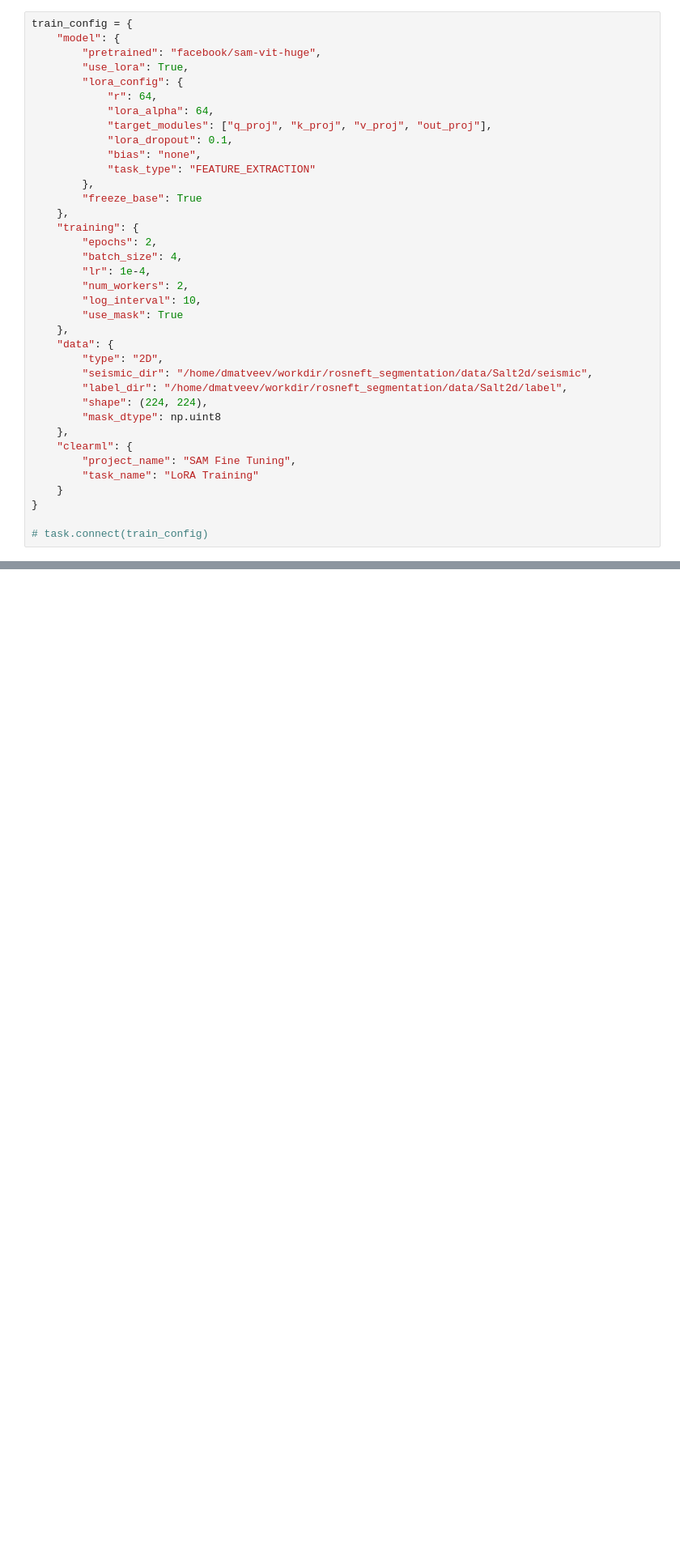
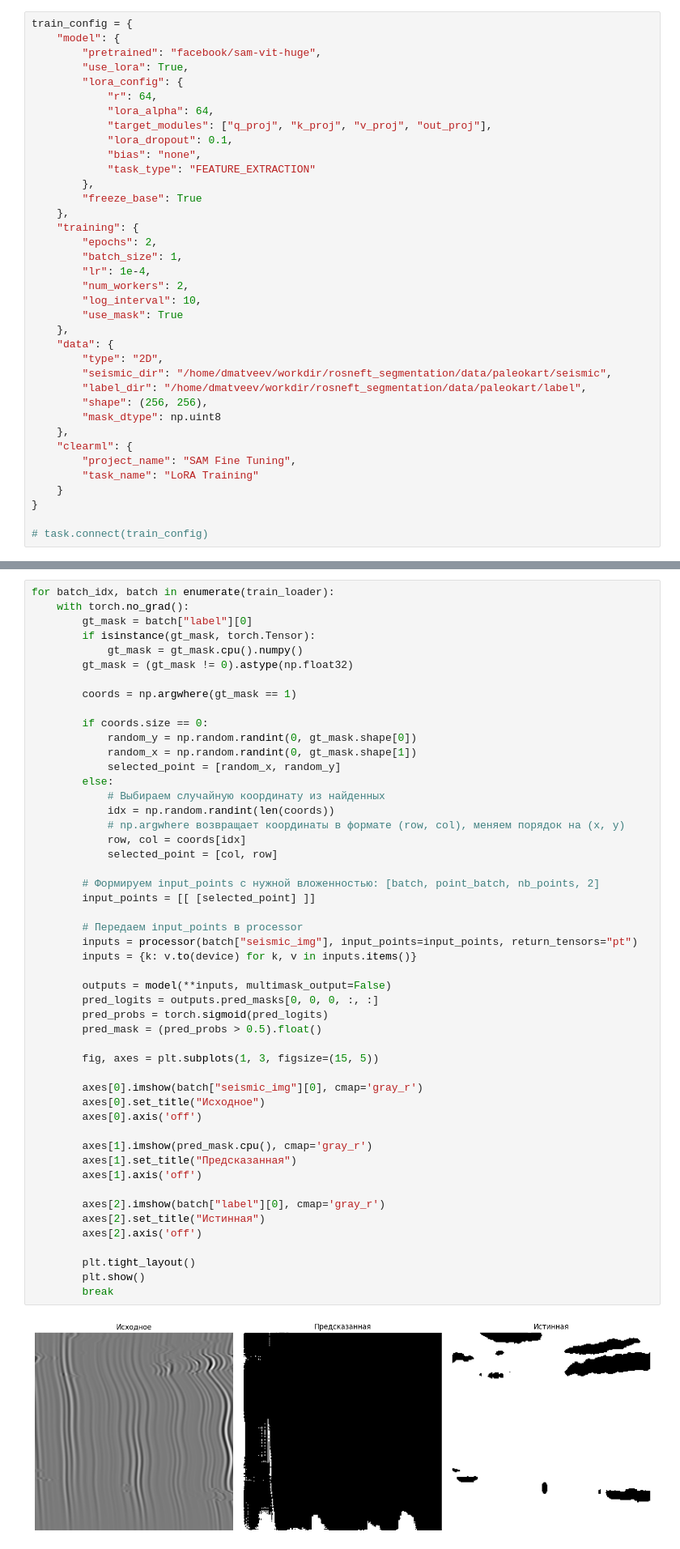
Before and after one commit to tedotechnologies/seismic_segmentation, a Jupyter notebook: notebooks/_train_sam.ipynb, the cells around one changed output, grey strips where cells are left out. Shown at 81% size. Cells and saved outputs as stored; diff of their text form; blank space fills up the shorter version.

Commit message:
now 2 dataset working (salt and paleokarsts)

```diff
--- a/notebooks/_train_sam.ipynb
+++ b/notebooks/_train_sam.ipynb
@@ -71,7 +71,7 @@ train_config = {
     },
     "training": {
         "epochs": 2,
-        "batch_size": 4,
+        "batch_size": 1,
         "lr": 1e-4,
         "num_workers": 2,
         "log_interval": 10,
@@ -79,9 +79,9 @@ train_config = {
     },
     "data": {
         "type": "2D",
-        "seismic_dir": "/home/dmatveev/workdir/rosneft_segmentation/data/Salt2d/seismic",
-        "label_dir": "/home/dmatveev/workdir/rosneft_segmentation/data/Salt2d/label",
-        "shape": (224, 224),
+        "seismic_dir": "/home/dmatveev/workdir/rosneft_segmentation/data/paleokart/seismic",
+        "label_dir": "/home/dmatveev/workdir/rosneft_segmentation/data/paleokart/label",
+        "shape": (256, 256),
         "mask_dtype": np.uint8
     },
     "clearml": {
@@ -170,0 +264,52 @@ array([[1., 1., 1., ..., 0., 0., 0.],
+# %%
+for batch_idx, batch in enumerate(train_loader):
+    with torch.no_grad():
+        gt_mask = batch["label"][0]
+        if isinstance(gt_mask, torch.Tensor):
+            gt_mask = gt_mask.cpu().numpy()
+        gt_mask = (gt_mask != 0).astype(np.float32)
+
+        coords = np.argwhere(gt_mask == 1)
+
+        if coords.size == 0:
+            random_y = np.random.randint(0, gt_mask.shape[0])
+            random_x = np.random.randint(0, gt_mask.shape[1])
+            selected_point = [random_x, random_y]
+        else:
+            # Выбираем случайную координату из найденных
+            idx = np.random.randint(len(coords))
+            # np.argwhere возвращает координаты в формате (row, col), меняем порядок на (x, y)
+            row, col = coords[idx]
+            selected_point = [col, row]
+
+        # Формируем input_points с нужной вложенностью: [batch, point_batch, nb_points, 2]
+        input_points = [[ [selected_point] ]]
+
+        # Передаем input_points в processor
+        inputs = processor(batch["seismic_img"], input_points=input_points, return_tensors="pt")
+        inputs = {k: v.to(device) for k, v in inputs.items()}
+
+        outputs = model(**inputs, multimask_output=False)
+        pred_logits = outputs.pred_masks[0, 0, 0, :, :]
+        pred_probs = torch.sigmoid(pred_logits)
+        pred_mask = (pred_probs > 0.5).float()
+
+        fig, axes = plt.subplots(1, 3, figsize=(15, 5))
+
+        axes[0].imshow(batch["seismic_img"][0], cmap='gray_r')
+        axes[0].set_title("Исходное")
+        axes[0].axis('off')
+
+        axes[1].imshow(pred_mask.cpu(), cmap='gray_r')
+        axes[1].set_title("Предсказанная")
+        axes[1].axis('off')
+
+        axes[2].imshow(batch["label"][0], cmap='gray_r')
+        axes[2].set_title("Истинная")
+        axes[2].axis('off')
+
+        plt.tight_layout()
+        plt.show()
+        break
+# %% [output]
+[figure, added]
```
Also changed, not shown: parts of 40 cells of this notebook, 5 other files.
